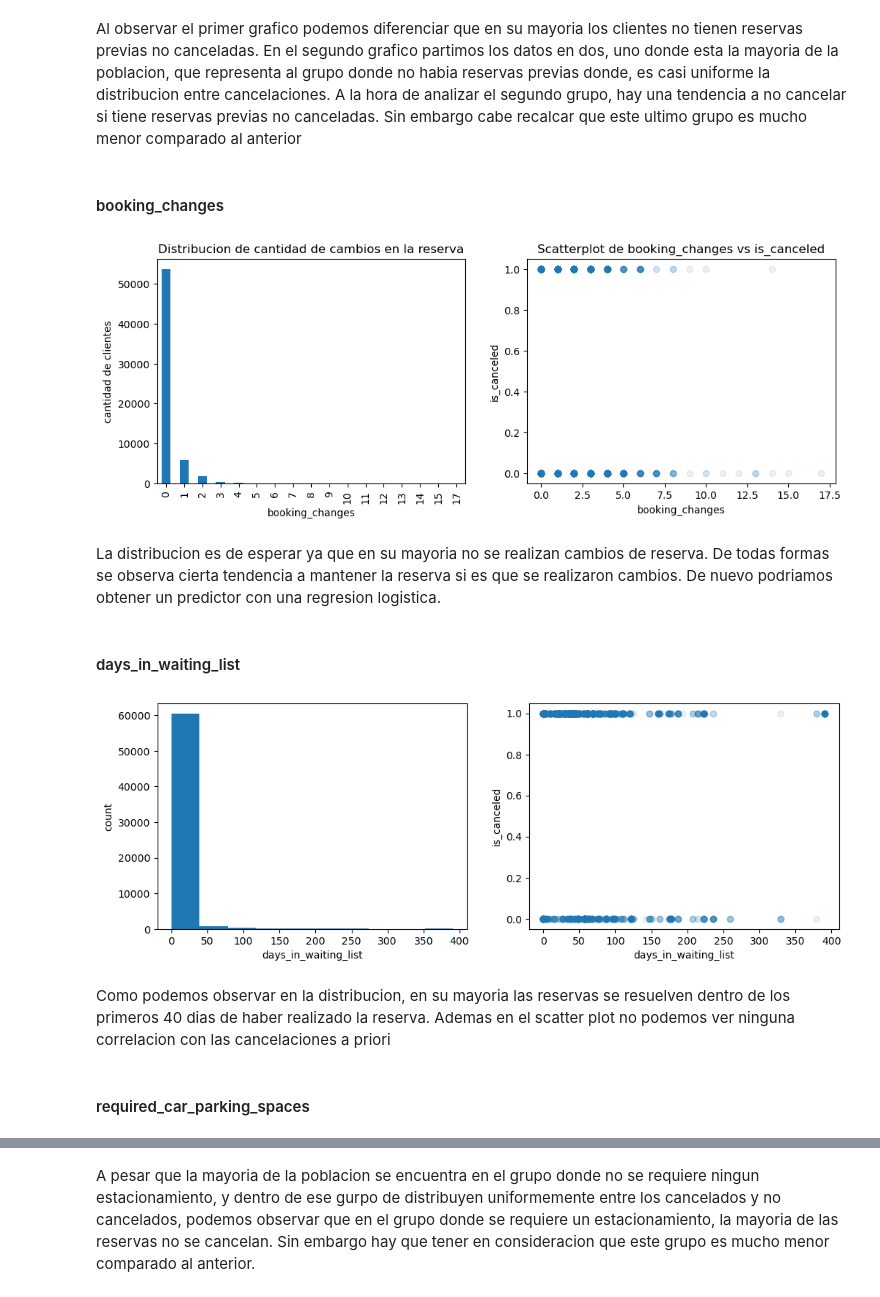
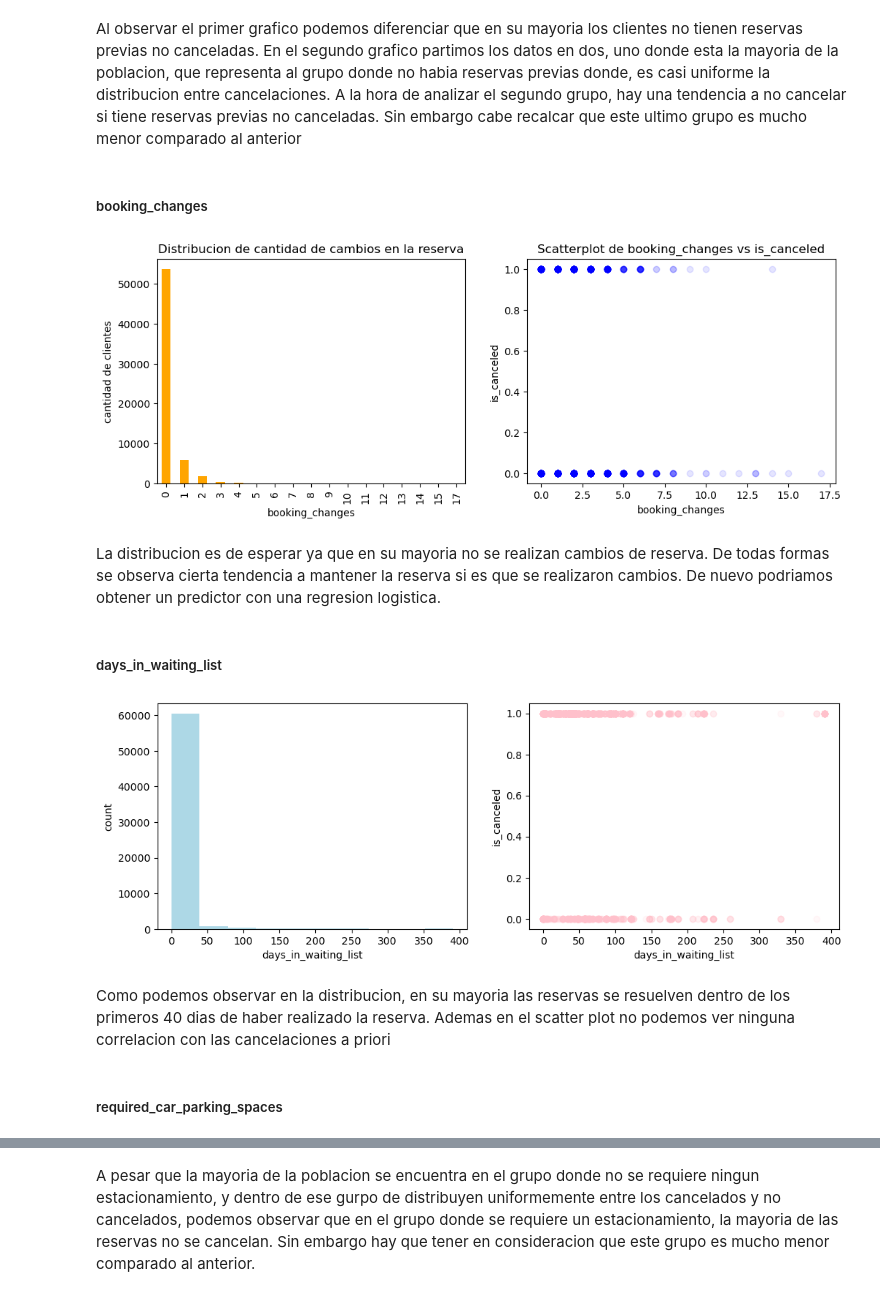
Before and after one commit to JuampiCarosi/7506R-2C2023-GRUPO23, a Jupyter notebook: 7506R_TP1_GRUPO23_CHP1_ENTREGA.ipynb, the cells around one changed output, grey strips where cells are left out. Saved outputs shown, nothing was run; the diff lists cells and outputs as text; code cells hidden in the pictures.

```diff
--- a/7506R_TP1_GRUPO23_CHP1_ENTREGA.ipynb
+++ b/7506R_TP1_GRUPO23_CHP1_ENTREGA.ipynb
@@ -557,47 +466,47 @@ plt.show()
 # %% [markdown]
 Al observar el primer grafico podemos diferenciar que en su mayoria los clientes no tienen reservas previas no canceladas. En el segundo grafico partimos los datos en dos, uno donde esta la mayoria de la poblacion, que representa al grupo donde no habia reservas previas donde, es casi uniforme la distribucion entre cancelaciones. A la hora de analizar el segundo grupo, hay una tendencia a no cancelar si tiene reservas previas no canceladas. Sin embargo cabe recalcar que este ultimo grupo es mucho menor comparado al anterior
 # %% [markdown]
-#### booking_changes
+##### booking_changes
 # %%
 fig, (ax1, ax2) = plt.subplots(1, 2, figsize=(12, 4))
 
 booking_changes_cantidad = df['booking_changes'].value_counts().sort_index()
 
-booking_changes_cantidad.plot(kind='bar', ax=ax1)
+booking_changes_cantidad.plot(kind='bar', ax=ax1, color = "orange")
 ax1.set_xlabel('booking_changes')
 ax1.set_ylabel('cantidad de clientes')
 ax1.set_title('Distribucion de cantidad de cambios en la reserva')
 
 
-ax2.scatter(df['booking_changes'], df['is_canceled'], alpha = 0.1)
+ax2.scatter(df['booking_changes'], df['is_canceled'], alpha = 0.1, color = "blue")
 ax2.set_xlabel('booking_changes')
 ax2.set_ylabel('is_canceled')
 ax2.set_title('Scatterplot de booking_changes vs is_canceled')
 
 plt.show()
 # %% [output]
-[figure, old version]
+[figure, new version]
 # %% [markdown]
 La distribucion es de esperar ya que en su mayoria no se realizan cambios de reserva. De todas formas se observa cierta tendencia a mantener la reserva si es que se realizaron cambios. De nuevo podriamos obtener un predictor con una regresion logistica.
 # %% [markdown]
-#### days_in_waiting_list
+##### days_in_waiting_list
 # %%
 fig, (ax1, ax2) = plt.subplots(1, 2, figsize=(12, 4))
 
 
-df['days_in_waiting_list'].plot(kind='hist', ax=ax1)
+df['days_in_waiting_list'].plot(kind='hist', ax=ax1, color = "lightblue")
 ax1.set_xlabel('days_in_waiting_list')
 ax1.set_ylabel('count')
 
-ax2.scatter(df['days_in_waiting_list'], df['is_canceled'], alpha = 0.1)
+ax2.scatter(df['days_in_waiting_list'], df['is_canceled'], alpha = 0.1, color = "pink")
 ax2.set_xlabel('days_in_waiting_list')
 ax2.set_ylabel('is_canceled')
 
 plt.show()
 # %% [output]
-[figure, old version]
+[figure, new version]
 # %% [markdown]
 Como podemos observar en la distribucion, en su mayoria las reservas se resuelven dentro de los primeros 40 dias de haber realizado la reserva. Ademas en el scatter plot no podemos ver ninguna correlacion con las cancelaciones a priori
 # %% [markdown]
-#### required_car_parking_spaces
+##### required_car_parking_spaces
 # %%
```
Also changed, not shown: parts of 59 cells of this notebook.
